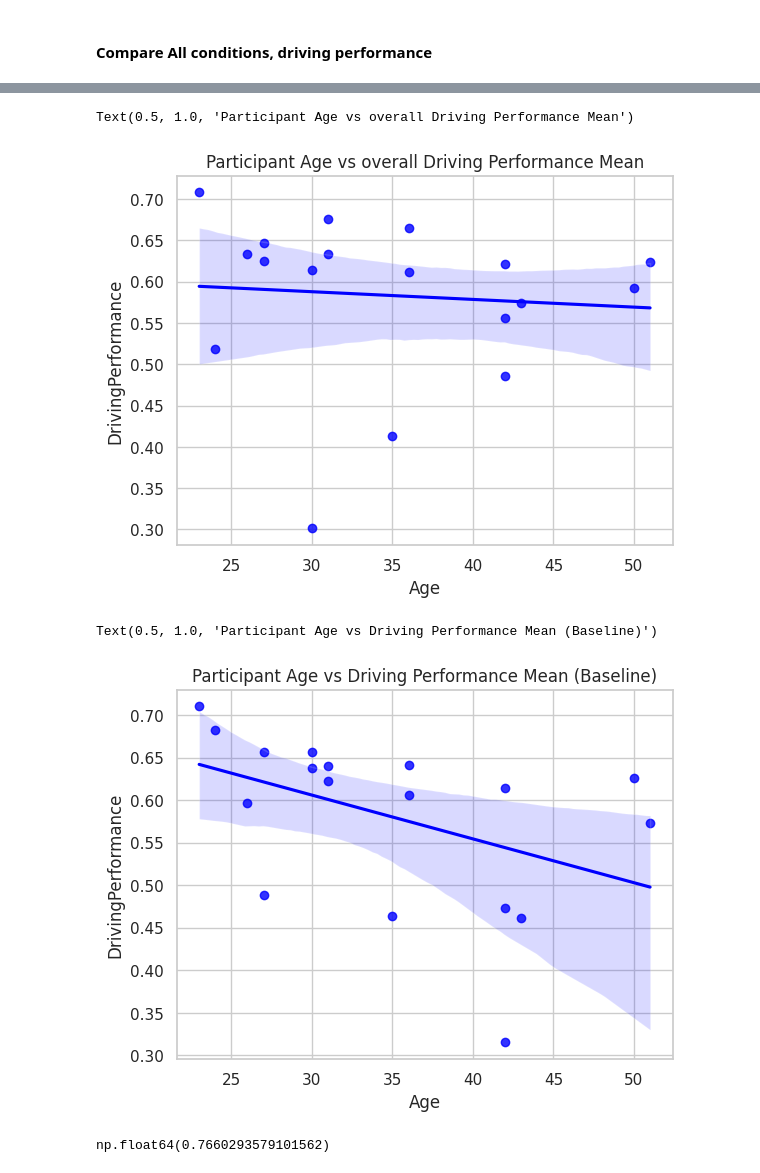
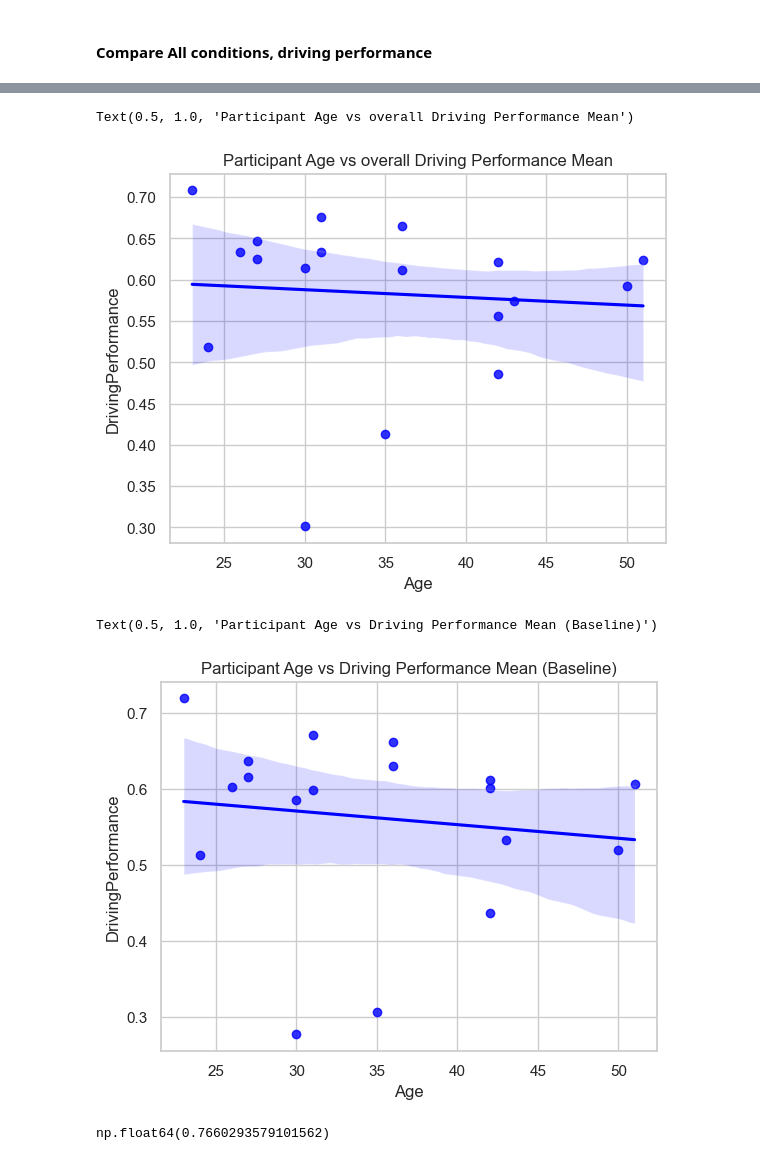
Before and after one commit to Anna-Palatkina-itu/driving_performance_project, a Jupyter notebook: window_analysis.ipynb, the cells around one changed output, grey strips where cells are left out. Drawn from its saved outputs; the diff is of its cells as text; code cells hidden in the pictures.

```diff
--- a/window_analysis.ipynb
+++ b/window_analysis.ipynb
@@ -103,6 +101,7 @@ def get_all_stats(remove_outliers=None,
   intense_stats = []
   calm_stats = []
   baseline_stats = []
+  cool_down_stats = []
   total_speed_signs = 0
   total_overhead_signs = 0
   total_data = None
@@ -158,11 +157,12 @@ def get_all_stats(remove_outliers=None,
     ]
 
     for (col1, col2) in pairs:
-      mean1, std1, mom1, mean2, std2, mom2, mean3, std3, mom3 = datahandler.get_statistics(
+      mean1, std1, mom1, mean2, std2, mom2, mean3, std3, mom3, mean4, std4, mom4 = datahandler.get_statistics(
           windowed_data, col1, col2, sections=sections)
       calm_stats.append((mean1, std1, mom1))
       intense_stats.append((mean2, std2, mom2))
       baseline_stats.append((mean3, std3, mom3))
+      cool_down_stats.append((mean4, std4, mom4))
     if total_data is None:
       # print(f'Initializing {id} data')
       total_data = windowed_data.copy()
@@ -176,7 +176,7 @@ def get_all_stats(remove_outliers=None,
   print(
       f'Total speed signs = {total_speed_signs}, total overhead signs = {total_overhead_signs}'
   )
-  return calm_stats, intense_stats, baseline_stats, total_data
+  return calm_stats, intense_stats, baseline_stats, cool_down_stats, total_data
 # %%
 def generate_datasets(calm_stats, intense_stats, pairs):
     N = len(pairs)
@@ -221,6 +221,6 @@ warnings.filterwarnings("ignore")
 
 
 %matplotlib agg
-calm_stats, intense_stats, baseline_stats, data = get_all_stats(save_folder='perf_plots/events_analysis_all/', remove_outliers=['VelocityX', 'DistanceToTargetPosition', 'DistanceToTargetSpeed', 'CarSpeed'])
+calm_stats, intense_stats, baseline_stats,cool_down_stats,  data = get_all_stats(save_folder='perf_plots/events_analysis_all/', remove_outliers=['VelocityX', 'DistanceToTargetPosition', 'DistanceToTargetSpeed', 'CarSpeed'])
 %matplotlib inline
 # %% [output]
@@ -281,6 +288,10 @@ def paired_plot_all3(data1, data2, data3, title, ylabel, y='Mean'):
     plt.xlabel('')
     plt.show()
 # %%
-calm_driving_perf_means = [calm_stats[i][0] for i in range(len(calm_stats)) if i % 4 == 3]
-intense_driving_perf_means = [intense_stats[i][0] for i in range(len(intense_stats)) if i % 4 == 3]
-baseline_driving_perf_means = [baseline_stats[i][0] for i in range(len(baseline_stats)) if i % 4 == 3]
+stat_index = 0
+metric_index = 3
+
+calm_driving_perf_means = [calm_stats[i][stat_index] for i in range(len(calm_stats)) if i % 4 == metric_index]
+intense_driving_perf_means = [intense_stats[i][stat_index] for i in range(len(intense_stats)) if i % 4 == metric_index]
+baseline_driving_perf_means = [baseline_stats[i][stat_index] for i in range(len(baseline_stats)) if i % 4 == metric_index]
+cool_down_perf_means = [cool_down_stats[i][stat_index] for i in range(len(cool_down_stats)) if i % 4 == metric_index]
@@ -410,21 +495,21 @@ sns.regplot(x='Age', y='DrivingPerformance', data=overall_perf, color='blue', ma
 plt.title('Participant Age vs overall Driving Performance Mean')
 # %% [output]
 Text(0.5, 1.0, 'Participant Age vs overall Driving Performance Mean')
-[figure, old version]
+[figure, new version]
 # %%
 #plot regression line on participant age vs driving performance mean
 age = data.groupby('Participant')['Age'].first().reset_index()
 # overall_perf = data.groupby('Participant')['DrivingPerformance'].mean().reset_index()
 #cast age dtype to int
 age['Age'] = age['Age'].astype(int)
 # overall_perf = pd.merge(overall_perf, age, on='Participant')
-age['DrivingPerformance'] = intense_driving_perf_means
+age['DrivingPerformance'] = baseline_driving_perf_means
 #regplot with color according to participant
 sns.regplot(x='Age', y='DrivingPerformance', data=age, color='blue', marker='o')
 plt.title('Participant Age vs Driving Performance Mean (Baseline)')
 # %% [output]
 Text(0.5, 1.0, 'Participant Age vs Driving Performance Mean (Baseline)')
-[figure, old version]
+[figure, new version]
 # %%
 wilcoxon(calm_perf, intense_perf).pvalue
 # %% [output]
```
Also changed, not shown: parts of 17 cells of this notebook, 1 other file.
